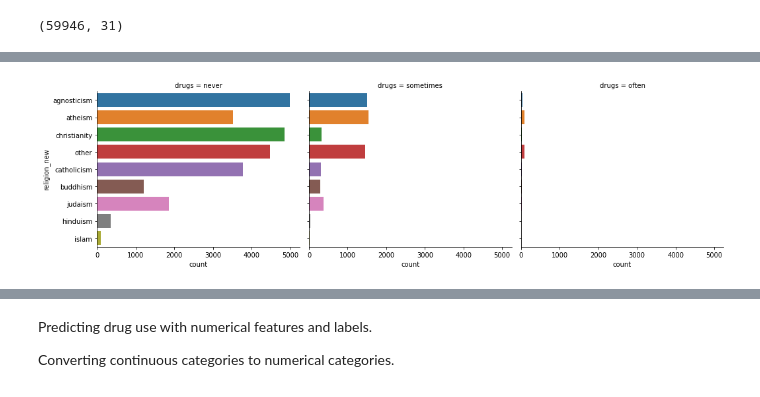
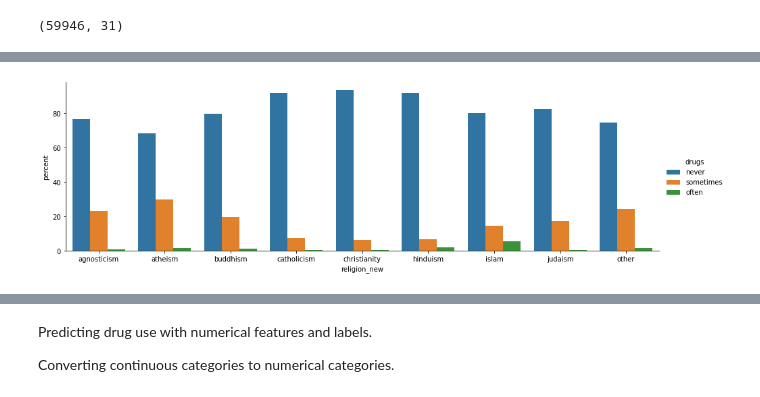
Before and after one commit to ClaudioLutz/okcupid-date-a-scientist-portfolio-project, a Jupyter notebook: date-a-scientist.ipynb, the cells around one changed output, grey strips where cells are left out. Saved outputs shown, nothing was run; the diff lists cells and outputs as text; code cells hidden in the pictures.

```diff
--- a/date-a-scientist.ipynb
+++ b/date-a-scientist.ipynb
@@ -94,10 +107,14 @@ plt.show()
 [figure]
-# %%
-g = sns.catplot(y="religion_new", col="drugs",
-
-                data=data, kind="count",
-
-                height=4, aspect=1.2)
-plt.show()
-# %% [output]
-[figure, removed]
+# %%
+x,y = 'religion_new', 'drugs'
+
+(data
+.groupby(x)[y]
+.value_counts(normalize=True)
+.mul(100)
+.rename('percent')
+.reset_index()
+.pipe((sns.catplot,'data'), x=x,y='percent',hue=y,kind='bar',height=4, aspect=16/5))
+plt.show()
+# %% [output]
+[figure, added]
```
Also changed, not shown: parts of 13 cells of this notebook.
